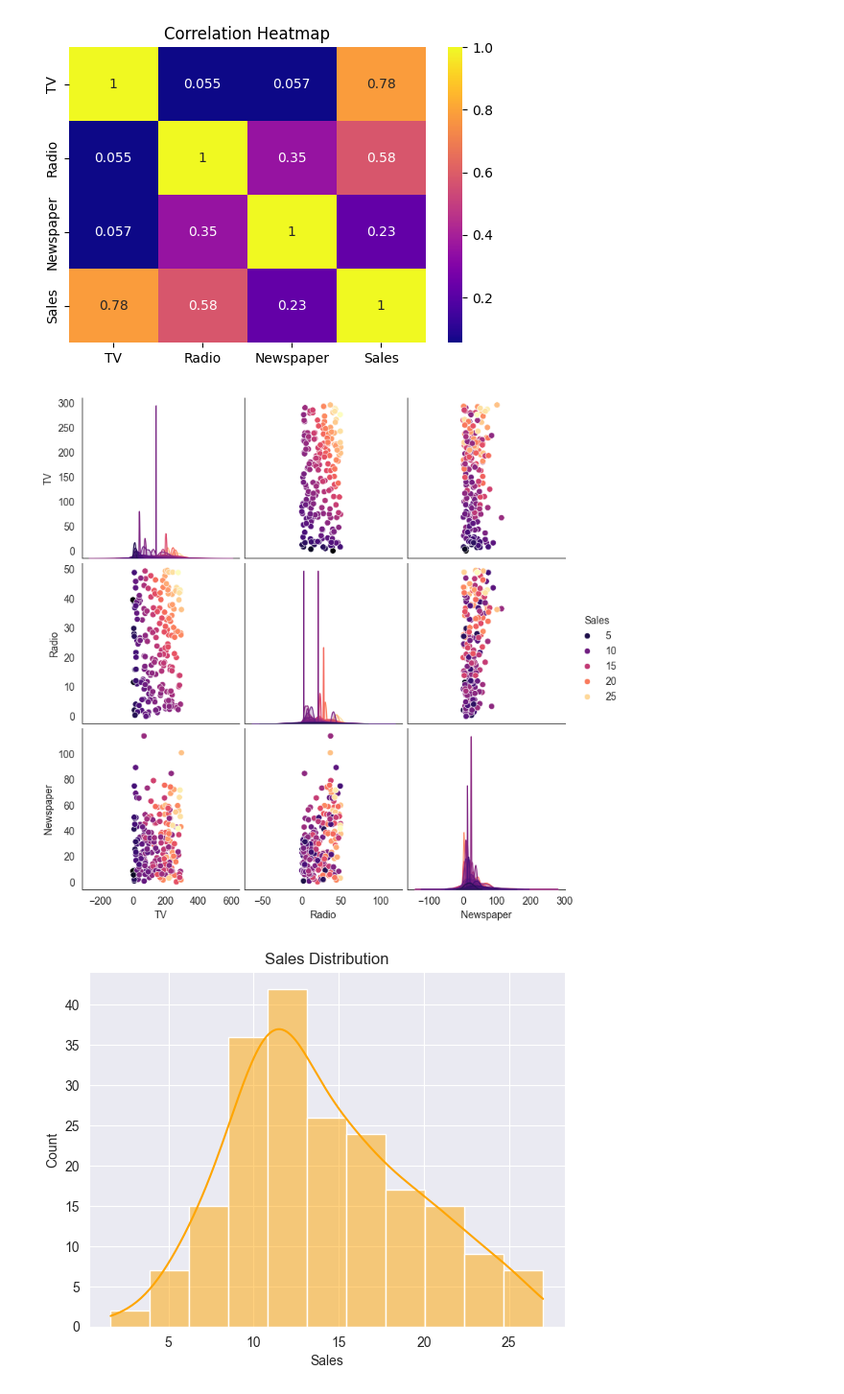
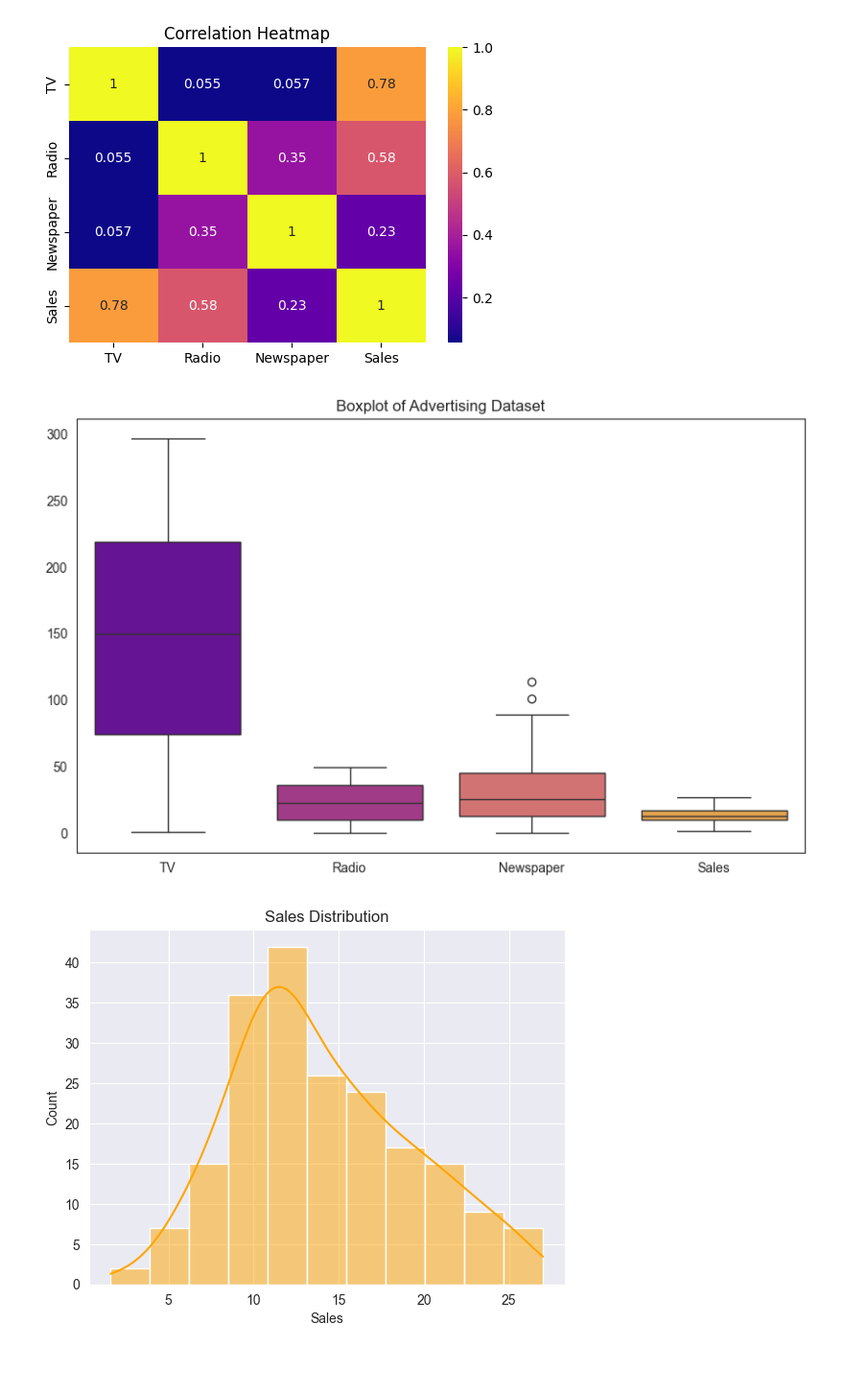
Before and after one commit to Sindhu-Togaru/Project3-Advertising-Sales-Prediction, a Jupyter notebook: Code_Advertising.ipynb, the cells around one changed output. Shown at 96% size. Drawn from its saved outputs; the diff is of its cells as text; code cells hidden in the pictures; blank space fills up the shorter version.

```diff
--- a/Code_Advertising.ipynb
+++ b/Code_Advertising.ipynb
@@ -119,13 +119,15 @@ plt.show()
 # %% [output]
 [figure]
 # %%
-# Pairplot visualization
-# This shows relationships between all variables.
-sns.set_style("white")
-sns.pairplot(df, hue='Sales', palette='magma')
+# Boxplot Visualization
+# Boxplot → Detects Outliers
+
+plt.figure(figsize=(10,6))
+sns.boxplot(data=df, palette='plasma')
+plt.title("Boxplot of Advertising Dataset")
 plt.show()
 # %% [output]
-[figure, old version]
+[figure, new version]
 # %%
 # Distribution Plot (Sales)
 # shows how sales values are distributed
```
Also changed, not shown: parts of 1 cell of this notebook.
